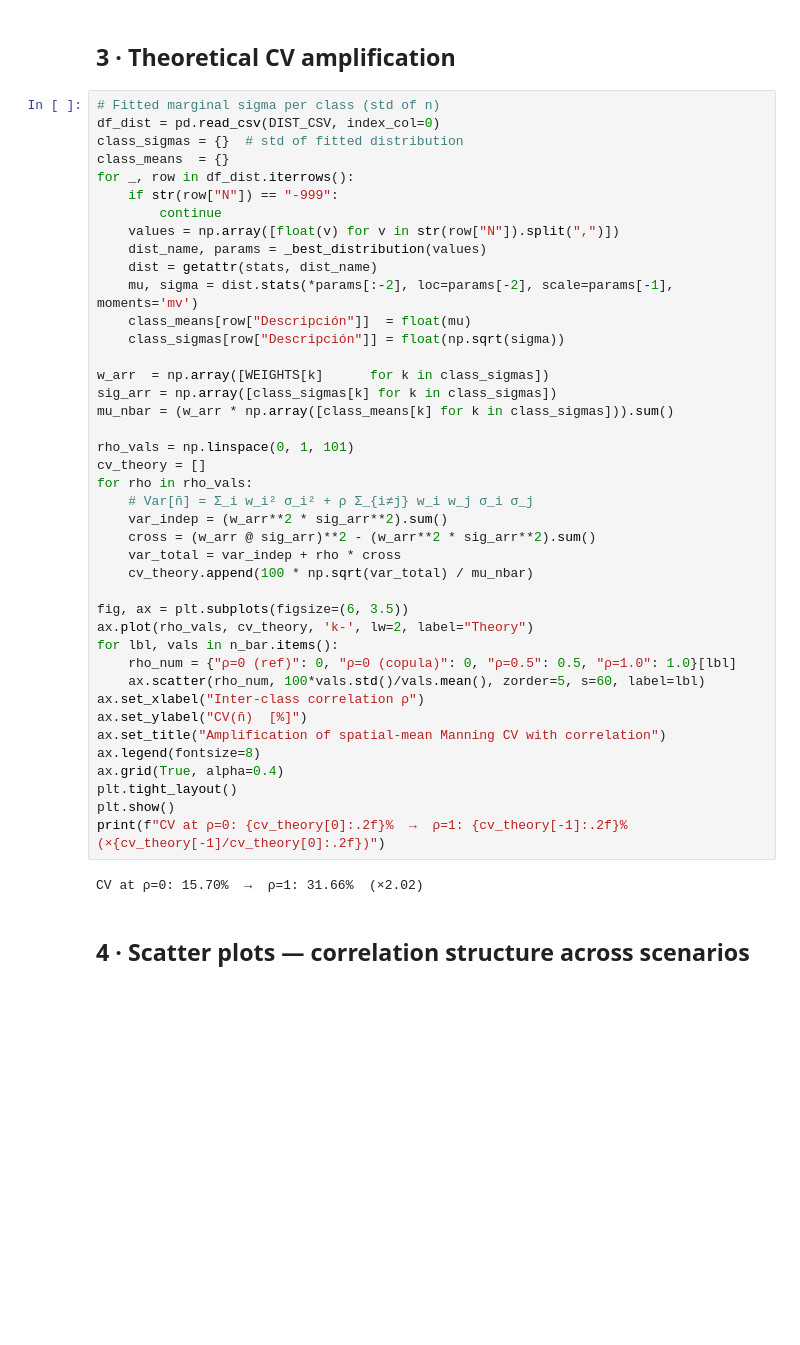
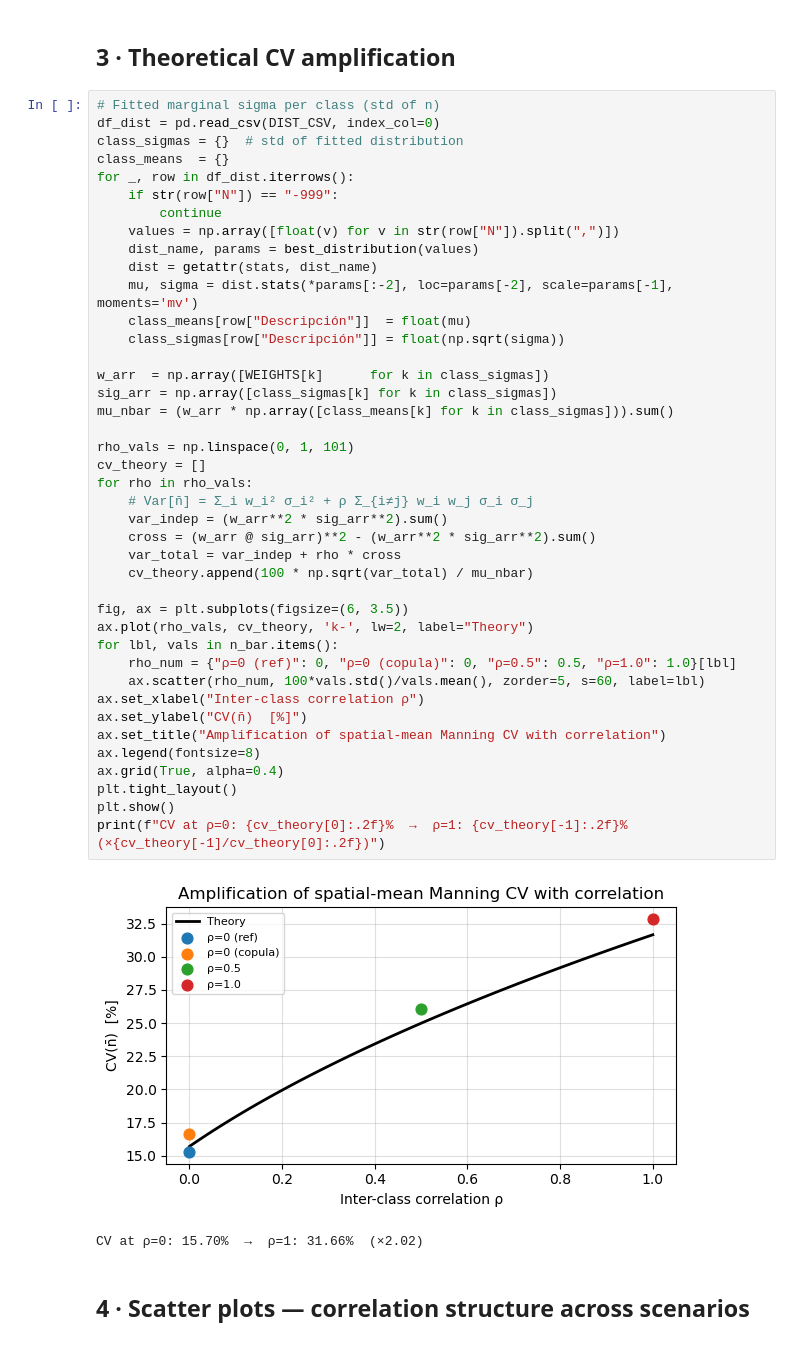
Before and after one commit to navass11/pyhydra, a Jupyter notebook: notebooks/pilot_cases/manning_rugosidades/07_correlated_manning.ipynb, the cells around one changed output. Cells and saved outputs as stored; diff of their text form; blank space fills up the shorter version.

```diff
--- a/notebooks/pilot_cases/manning_rugosidades/07_correlated_manning.ipynb
+++ b/notebooks/pilot_cases/manning_rugosidades/07_correlated_manning.ipynb
@@ -115,39 +125,40 @@ for _, row in df_dist.iterrows():
     if str(row["N"]) == "-999":
         continue
     values = np.array([float(v) for v in str(row["N"]).split(",")])
-    dist_name, params = _best_distribution(values)
+    dist_name, params = best_distribution(values)
     dist = getattr(stats, dist_name)
     mu, sigma = dist.stats(*params[:-2], loc=params[-2], scale=params[-1], moments='mv')
     class_means[row["Descripción"]]  = float(mu)
     class_sigmas[row["Descripción"]] = float(np.sqrt(sigma))
 
 w_arr  = np.array([WEIGHTS[k]      for k in class_sigmas])
 sig_arr = np.array([class_sigmas[k] for k in class_sigmas])
 mu_nbar = (w_arr * np.array([class_means[k] for k in class_sigmas])).sum()
 
 rho_vals = np.linspace(0, 1, 101)
 cv_theory = []
 for rho in rho_vals:
     # Var[n̄] = Σ_i w_i² σ_i² + ρ Σ_{i≠j} w_i w_j σ_i σ_j
     var_indep = (w_arr**2 * sig_arr**2).sum()
     cross = (w_arr @ sig_arr)**2 - (w_arr**2 * sig_arr**2).sum()
     var_total = var_indep + rho * cross
     cv_theory.append(100 * np.sqrt(var_total) / mu_nbar)
 
 fig, ax = plt.subplots(figsize=(6, 3.5))
 ax.plot(rho_vals, cv_theory, 'k-', lw=2, label="Theory")
 for lbl, vals in n_bar.items():
     rho_num = {"ρ=0 (ref)": 0, "ρ=0 (copula)": 0, "ρ=0.5": 0.5, "ρ=1.0": 1.0}[lbl]
     ax.scatter(rho_num, 100*vals.std()/vals.mean(), zorder=5, s=60, label=lbl)
 ax.set_xlabel("Inter-class correlation ρ")
 ax.set_ylabel("CV(n̄)  [%]")
 ax.set_title("Amplification of spatial-mean Manning CV with correlation")
 ax.legend(fontsize=8)
 ax.grid(True, alpha=0.4)
 plt.tight_layout()
 plt.show()
 print(f"CV at ρ=0: {cv_theory[0]:.2f}%  →  ρ=1: {cv_theory[-1]:.2f}%  (×{cv_theory[-1]/cv_theory[0]:.2f})")
 # %% [output]
+[figure, added]
 CV at ρ=0: 15.70%  →  ρ=1: 31.66%  (×2.02)
 # %% [markdown]
 ## 4 · Scatter plots — correlation structure across scenarios
```
Also changed, not shown: parts of 8 cells of this notebook, 13 other files.
